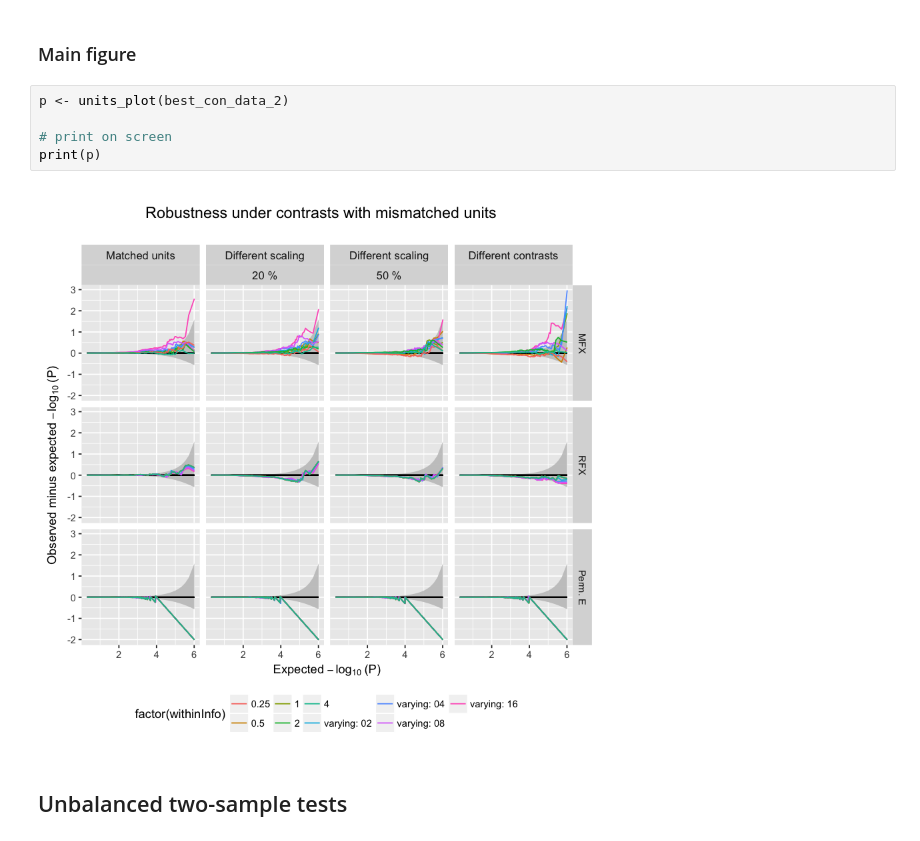
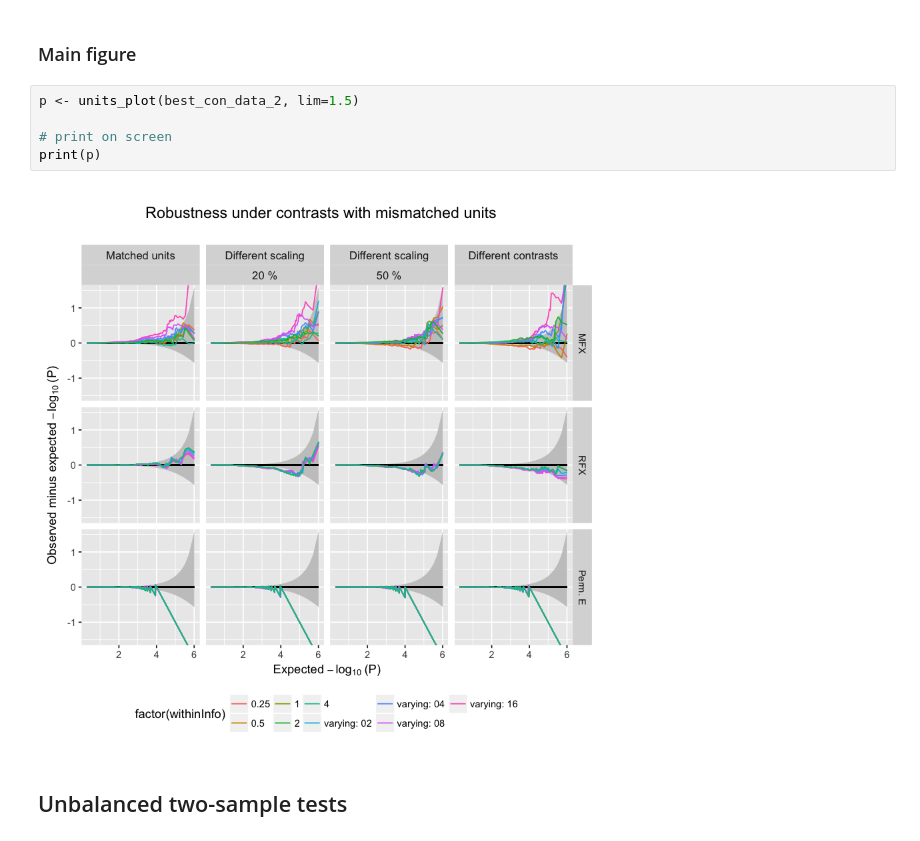
Before and after one commit to cmaumet/zmeta, a Jupyter notebook: units_mismatch/plot_simulations.ipynb, the cells around one changed output. Drawn from its saved outputs; the diff is of its cells as text.

```diff
--- a/units_mismatch/plot_simulations.ipynb
+++ b/units_mismatch/plot_simulations.ipynb
@@ -108,12 +125,12 @@ best_con_data_2 <- subset(allsimudat2,
 # %% [markdown]
 ### Main figure
 # %%
-p <- units_plot(best_con_data_2)
+p <- units_plot(best_con_data_2, lim=1.5)
 
 # print on screen
 print(p)
 # %% [output]
-[figure, old version]
+[figure, new version]
 # %% [markdown]
 ## Unbalanced two-sample tests
 # %% [markdown]
```
Also changed, not shown: parts of 5 cells of this notebook, 3 other files.
